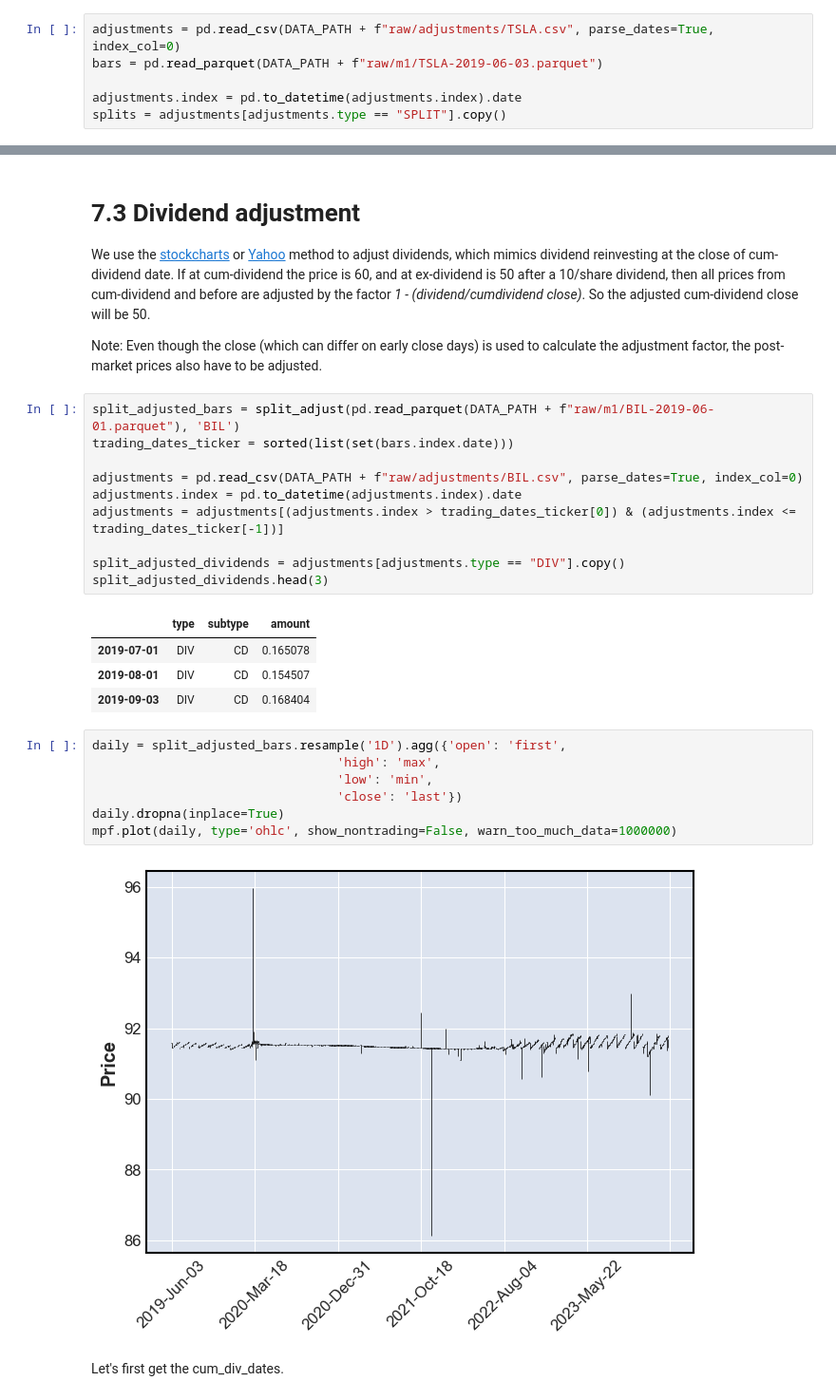
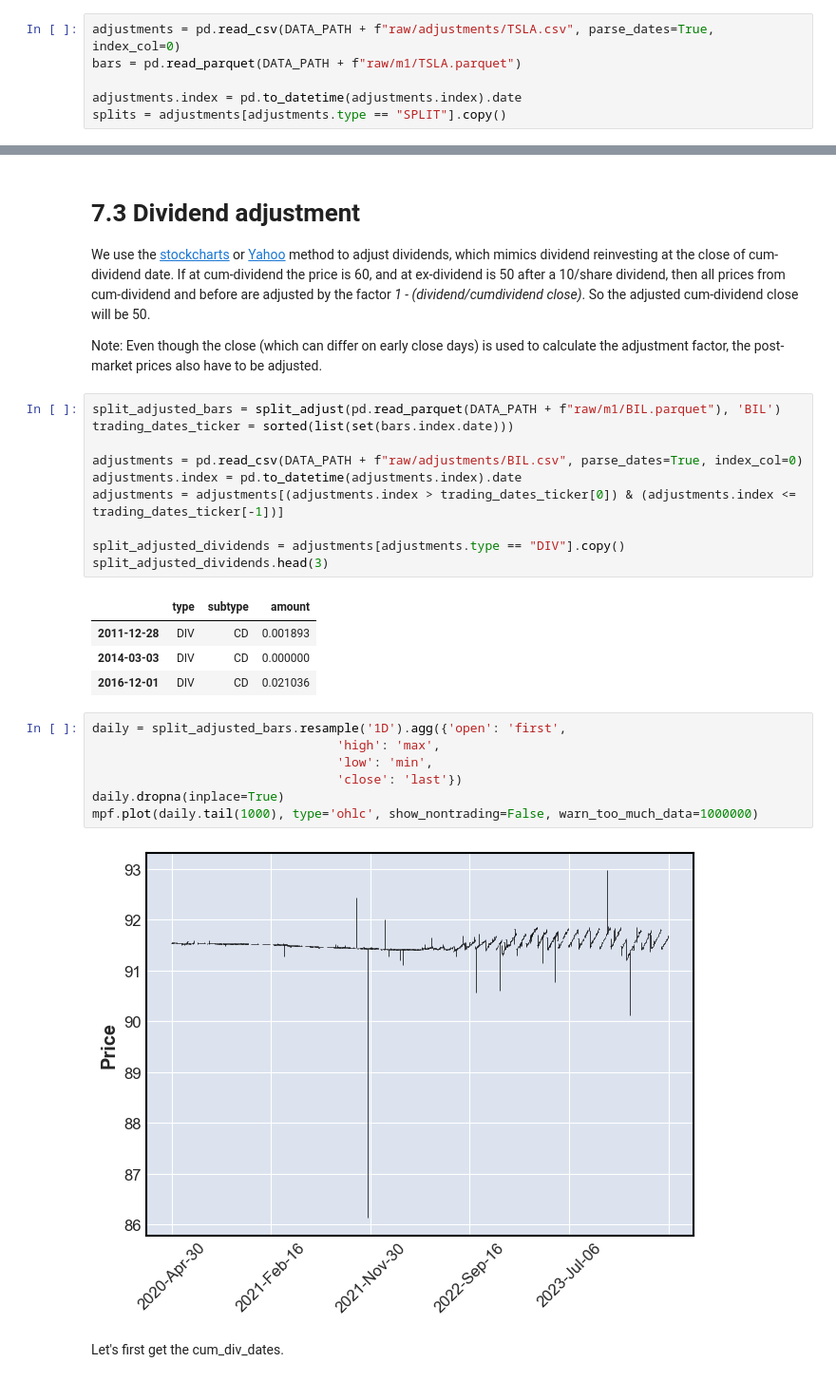
Before and after one commit to shinathan/polygon.io-stock-database, a Jupyter notebook: 07_process.ipynb, the cells around one changed output, grey strips where cells are left out. Shown: that part at 95% size. Saved outputs shown, nothing was run; the diff lists cells and outputs as text.

```diff
--- a/07_process.ipynb
+++ b/07_process.ipynb
@@ -21,7 +25,7 @@ DATA_PATH = "../data/polygon/"
 # 7.2 Split adjustment
 # %%
 adjustments = pd.read_csv(DATA_PATH + f"raw/adjustments/TSLA.csv", parse_dates=True, index_col=0)
-bars = pd.read_parquet(DATA_PATH + f"raw/m1/TSLA-2019-06-03.parquet")
+bars = pd.read_parquet(DATA_PATH + f"raw/m1/TSLA.parquet")
 
 adjustments.index = pd.to_datetime(adjustments.index).date
 splits = adjustments[adjustments.type == "SPLIT"].copy()
@@ -153,7 +157,7 @@ We use the [stockcharts](https://support.stockcharts.com/doku.php?id=policies:hi
 
 Note: Even though the close (which can differ on early close days) is used to calculate the adjustment factor, the post-market prices also have to be adjusted.
 # %%
-split_adjusted_bars = split_adjust(pd.read_parquet(DATA_PATH + f"raw/m1/BIL-2019-06-01.parquet"), 'BIL')
+split_adjusted_bars = split_adjust(pd.read_parquet(DATA_PATH + f"raw/m1/BIL.parquet"), 'BIL')
 trading_dates_ticker = sorted(list(set(bars.index.date)))
 
 adjustments = pd.read_csv(DATA_PATH + f"raw/adjustments/BIL.csv", parse_dates=True, index_col=0)
@@ -164,18 +168,18 @@ split_adjusted_dividends = adjustments[adjustments.type == "DIV"].copy()
 split_adjusted_dividends.head(3)
 # %% [output]
 |  | type | subtype | amount |
-| 2019-07-01 | DIV | CD | 0.165078 |
-| 2019-08-01 | DIV | CD | 0.154507 |
-| 2019-09-03 | DIV | CD | 0.168404 |
+| 2011-12-28 | DIV | CD | 0.001893 |
+| 2014-03-03 | DIV | CD | 0.000000 |
+| 2016-12-01 | DIV | CD | 0.021036 |
 # %%
 daily = split_adjusted_bars.resample('1D').agg({'open': 'first',
                                  'high': 'max',
                                  'low': 'min',
                                  'close': 'last'})
 daily.dropna(inplace=True)
-mpf.plot(daily, type='ohlc', show_nontrading=False, warn_too_much_data=1000000)
+mpf.plot(daily.tail(1000), type='ohlc', show_nontrading=False, warn_too_much_data=1000000)
 # %% [output]
-[figure, old version]
+[figure, new version]
 # %% [markdown]
 Let's first get the cum_div_dates.
 # %%
```
Also changed, not shown: parts of 12 cells of this notebook, 3 other files.
